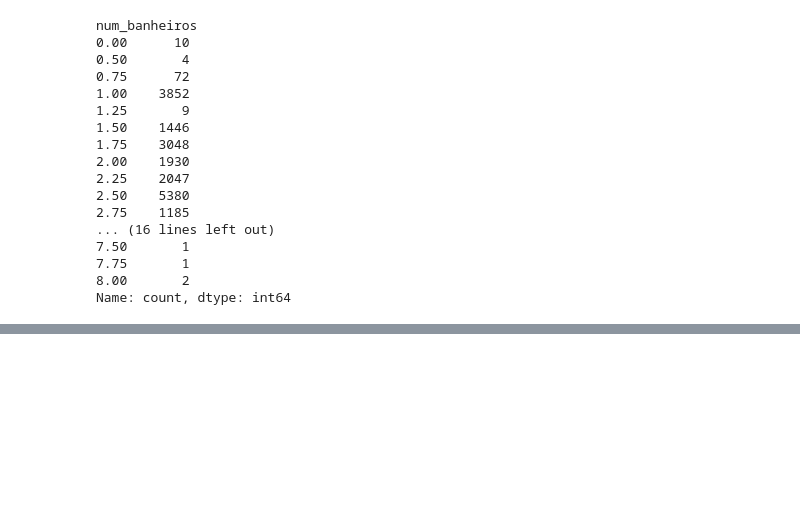
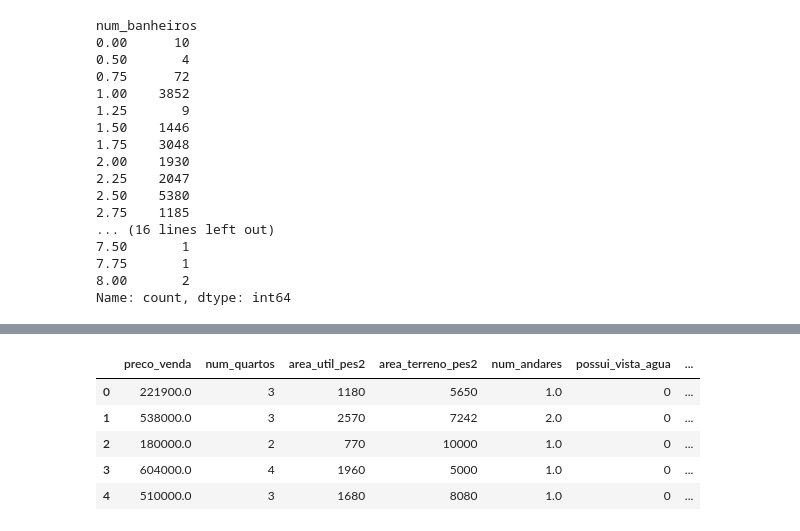
Before and after one commit to RicardodeSouzaSilva/Real_Estate_Pricing_Intelligence, a Jupyter notebook: Real_Estate_Pricing_Intelligence.ipynb, the cells around one changed output, grey strips where cells are left out. Saved outputs shown, nothing was run; the diff lists cells and outputs as text; code cells hidden in the pictures; blank space fills up the shorter version.

```diff
--- a/Real_Estate_Pricing_Intelligence.ipynb
+++ b/Real_Estate_Pricing_Intelligence.ipynb
@@ -646,0 +700,9 @@ round(outliers_summary[outliers_summary['Outliers'] > 0])
+# %%
+dataset.head()
+# %% [output]
+|  | preco_venda | num_quartos | area_util_pes2 | area_terreno_pes2 | num_andares | possui_vista_agua | ... |
+| 0 | 221900.0 | 3 | 1180 | 5650 | 1.0 | 0 | ... |
+| 1 | 538000.0 | 3 | 2570 | 7242 | 2.0 | 0 | ... |
+| 2 | 180000.0 | 2 | 770 | 10000 | 1.0 | 0 | ... |
+| 3 | 604000.0 | 4 | 1960 | 5000 | 1.0 | 0 | ... |
+| 4 | 510000.0 | 3 | 1680 | 8080 | 1.0 | 0 | ... |
```
Also changed, not shown: parts of 37 cells of this notebook.
